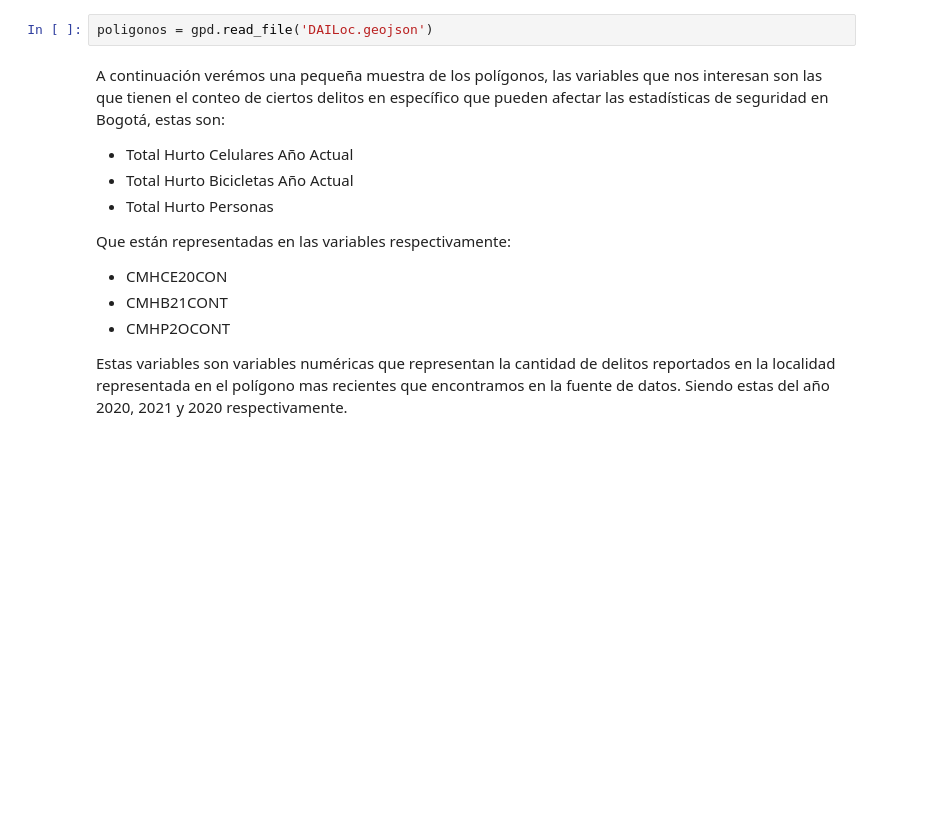
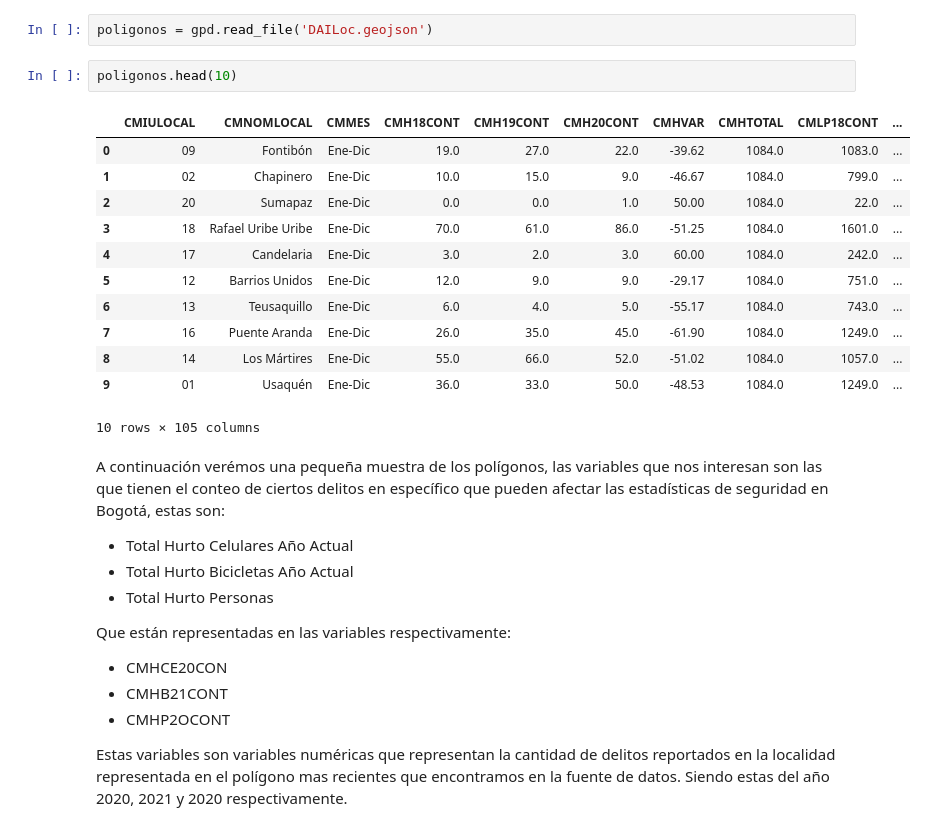
Before and after one commit to CarlosMunoz0/Proyecto-Fase-3-MOS, a Jupyter notebook: Notebook.ipynb, the cells around one changed output. Drawn from its saved outputs; the diff is of its cells as text; blank space fills up the shorter version.

```diff
--- a/Notebook.ipynb
+++ b/Notebook.ipynb
@@ -34,6 +34,21 @@ gdf.head(10)
 ## Lectura del archivo de índices de seguridad en Bogotá
 # %%
 poligonos = gpd.read_file('DAILoc.geojson')
+# %%
+poligonos.head(10)
+# %% [output]
+|  | CMIULOCAL | CMNOMLOCAL | CMMES | CMH18CONT | CMH19CONT | CMH20CONT | CMHVAR | CMHTOTAL | CMLP18CONT | ... |
+| 0 | 09 | Fontibón | Ene-Dic | 19.0 | 27.0 | 22.0 | -39.62 | 1084.0 | 1083.0 | ... |
+| 1 | 02 | Chapinero | Ene-Dic | 10.0 | 15.0 | 9.0 | -46.67 | 1084.0 | 799.0 | ... |
+| 2 | 20 | Sumapaz | Ene-Dic | 0.0 | 0.0 | 1.0 | 50.00 | 1084.0 | 22.0 | ... |
+| 3 | 18 | Rafael Uribe Uribe | Ene-Dic | 70.0 | 61.0 | 86.0 | -51.25 | 1084.0 | 1601.0 | ... |
+| 4 | 17 | Candelaria | Ene-Dic | 3.0 | 2.0 | 3.0 | 60.00 | 1084.0 | 242.0 | ... |
+| 5 | 12 | Barrios Unidos | Ene-Dic | 12.0 | 9.0 | 9.0 | -29.17 | 1084.0 | 751.0 | ... |
+| 6 | 13 | Teusaquillo | Ene-Dic | 6.0 | 4.0 | 5.0 | -55.17 | 1084.0 | 743.0 | ... |
+| 7 | 16 | Puente Aranda | Ene-Dic | 26.0 | 35.0 | 45.0 | -61.90 | 1084.0 | 1249.0 | ... |
+| 8 | 14 | Los Mártires | Ene-Dic | 55.0 | 66.0 | 52.0 | -51.02 | 1084.0 | 1057.0 | ... |
+| 9 | 01 | Usaquén | Ene-Dic | 36.0 | 33.0 | 50.0 | -48.53 | 1084.0 | 1249.0 | ... |
+10 rows × 105 columns
 # %% [markdown]
 A continuación verémos una pequeña muestra de los polígonos, las variables que nos interesan son las que tienen el conteo de ciertos delitos en específico que pueden afectar las estadísticas de seguridad en Bogotá, estas son:
 
```
Also changed, not shown: parts of 14 cells of this notebook.
